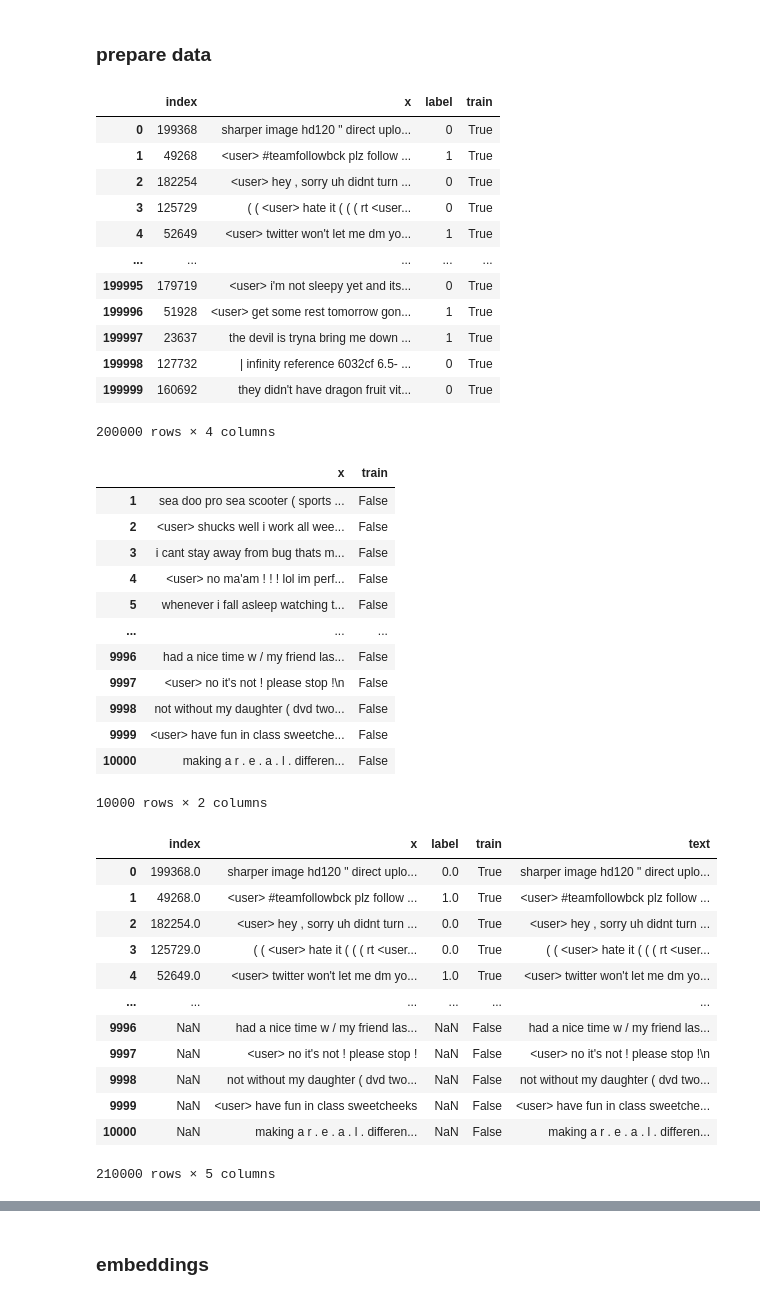
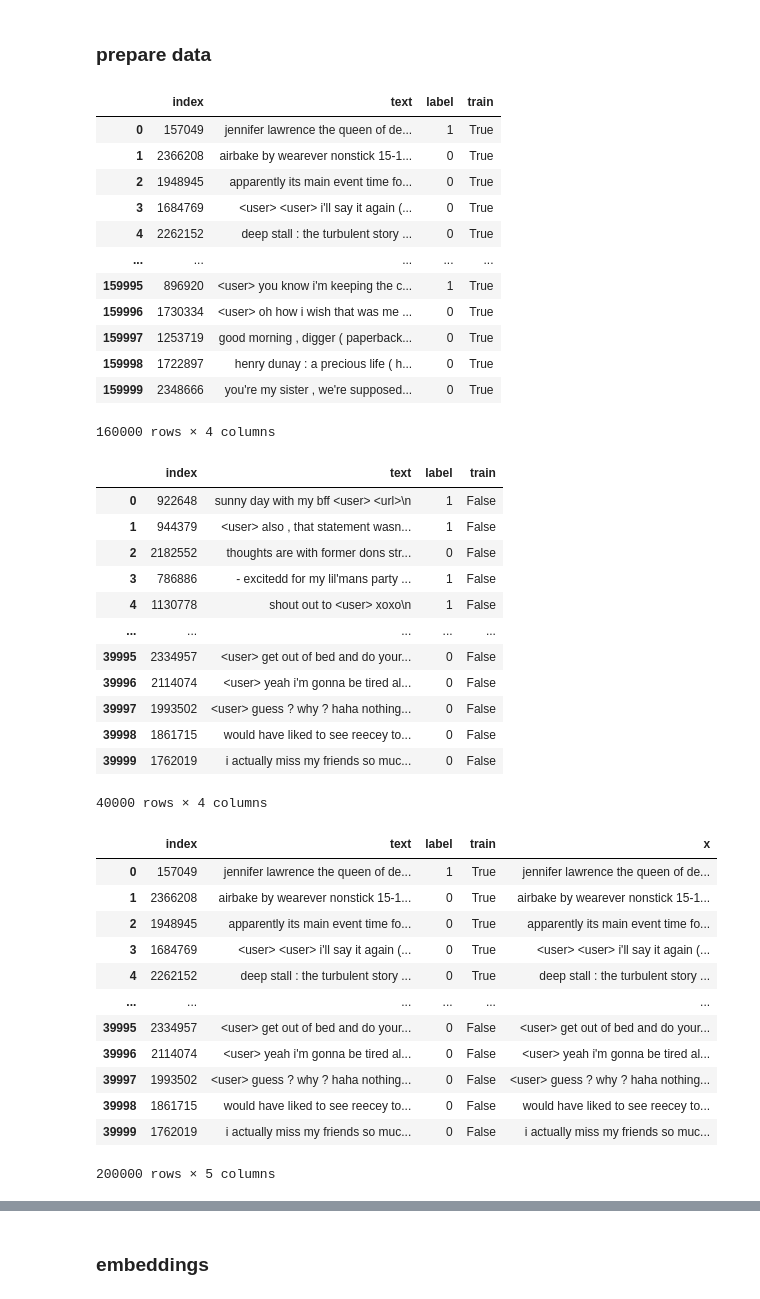
Before and after one commit to franznowak/twitter-sentiment-classification, a Jupyter notebook: clustering+bert/ClusteringWithFasttext.ipynb, the cells around one changed output, grey strips where cells are left out. Drawn from its saved outputs; the diff is of its cells as text; code cells hidden in the pictures.

```diff
--- a/clustering+bert/ClusteringWithFasttext.ipynb
+++ b/clustering+bert/ClusteringWithFasttext.ipynb
@@ -28,60 +28,60 @@ from preprocessing import preprocess
 # %% [markdown]
 ### prepare data
 # %%
-df_train = load_train(full=False, dir="../twitter-datasets", y_col="label", neg_label=0)
+df_train = select_train()
 df_train['train'] = True
 df_train
 # %% [output]
-|  | index | x | label | train |
-| 0 | 199368 | sharper image hd120 " direct uplo... | 0 | True |
-| 1 | 49268 | <user> #teamfollowbck plz follow ... | 1 | True |
-| 2 | 182254 | <user> hey , sorry uh didnt turn ... | 0 | True |
-| 3 | 125729 | ( ( <user> hate it ( ( ( rt <user... | 0 | True |
-| 4 | 52649 | <user> twitter won't let me dm yo... | 1 | True |
+|  | index | text | label | train |
+| 0 | 157049 | jennifer lawrence the queen of de... | 1 | True |
+| 1 | 2366208 | airbake by wearever nonstick 15-1... | 0 | True |
+| 2 | 1948945 | apparently its main event time fo... | 0 | True |
+| 3 | 1684769 | <user> <user> i'll say it again (... | 0 | True |
+| 4 | 2262152 | deep stall : the turbulent story ... | 0 | True |
 | ... | ... | ... | ... | ... |
-| 199995 | 179719 | <user> i'm not sleepy yet and its... | 0 | True |
-| 199996 | 51928 | <user> get some rest tomorrow gon... | 1 | True |
-| 199997 | 23637 | the devil is tryna bring me down ... | 1 | True |
-| 199998 | 127732 | | infinity reference 6032cf 6.5- ... | 0 | True |
-| 199999 | 160692 | they didn't have dragon fruit vit... | 0 | True |
+| 159995 | 896920 | <user> you know i'm keeping the c... | 1 | True |
+| 159996 | 1730334 | <user> oh how i wish that was me ... | 0 | True |
+| 159997 | 1253719 | good morning , digger ( paperback... | 0 | True |
+| 159998 | 1722897 | henry dunay : a precious life ( h... | 0 | True |
+| 159999 | 2348666 | you're my sister , we're supposed... | 0 | True |
-200000 rows × 4 columns
+160000 rows × 4 columns
 # %%
-df_test = load_test(dir='../twitter-datasets')
+df_test = select_eval()
 df_test['train'] = False
 df_test
 # %% [output]
-|  | x | train |
-| 1 | sea doo pro sea scooter ( sports ... | False |
-| 2 | <user> shucks well i work all wee... | False |
-| 3 | i cant stay away from bug thats m... | False |
-| 4 | <user> no ma'am ! ! ! lol im perf... | False |
-| 5 | whenever i fall asleep watching t... | False |
-| ... | ... | ... |
-| 9996 | had a nice time w / my friend las... | False |
-| 9997 | <user> no it's not ! please stop !\n | False |
-| 9998 | not without my daughter ( dvd two... | False |
-| 9999 | <user> have fun in class sweetche... | False |
-| 10000 | making a r . e . a . l . differen... | False |
+|  | index | text | label | train |
+| 0 | 922648 | sunny day with my bff <user> <url>\n | 1 | False |
+| 1 | 944379 | <user> also , that statement wasn... | 1 | False |
+| 2 | 2182552 | thoughts are with former dons str... | 0 | False |
+| 3 | 786886 | - excitedd for my lil'mans party ... | 1 | False |
+| 4 | 1130778 | shout out to <user> xoxo\n | 1 | False |
+| ... | ... | ... | ... | ... |
+| 39995 | 2334957 | <user> get out of bed and do your... | 0 | False |
+| 39996 | 2114074 | <user> yeah i'm gonna be tired al... | 0 | False |
+| 39997 | 1993502 | <user> guess ? why ? haha nothing... | 0 | False |
+| 39998 | 1861715 | would have liked to see reecey to... | 0 | False |
+| 39999 | 1762019 | i actually miss my friends so muc... | 0 | False |
-10000 rows × 2 columns
+40000 rows × 4 columns
 # %%
 df = pd.concat([df_train, df_test])
-df['text'] = df['x']
+df['x'] = df['text']
 df['x'] = df['x'].apply(lambda x: x.replace('\n', ''))
 df
 # %% [output]
-|  | index | x | label | train | text |
-| 0 | 199368.0 | sharper image hd120 " direct uplo... | 0.0 | True | sharper image hd120 " direct uplo... |
-| 1 | 49268.0 | <user> #teamfollowbck plz follow ... | 1.0 | True | <user> #teamfollowbck plz follow ... |
-| 2 | 182254.0 | <user> hey , sorry uh didnt turn ... | 0.0 | True | <user> hey , sorry uh didnt turn ... |
-| 3 | 125729.0 | ( ( <user> hate it ( ( ( rt <user... | 0.0 | True | ( ( <user> hate it ( ( ( rt <user... |
-| 4 | 52649.0 | <user> twitter won't let me dm yo... | 1.0 | True | <user> twitter won't let me dm yo... |
+|  | index | text | label | train | x |
+| 0 | 157049 | jennifer lawrence the queen of de... | 1 | True | jennifer lawrence the queen of de... |
+| 1 | 2366208 | airbake by wearever nonstick 15-1... | 0 | True | airbake by wearever nonstick 15-1... |
+| 2 | 1948945 | apparently its main event time fo... | 0 | True | apparently its main event time fo... |
+| 3 | 1684769 | <user> <user> i'll say it again (... | 0 | True | <user> <user> i'll say it again (... |
+| 4 | 2262152 | deep stall : the turbulent story ... | 0 | True | deep stall : the turbulent story ... |
 | ... | ... | ... | ... | ... | ... |
-| 9996 | NaN | had a nice time w / my friend las... | NaN | False | had a nice time w / my friend las... |
-| 9997 | NaN | <user> no it's not ! please stop ! | NaN | False | <user> no it's not ! please stop !\n |
-| 9998 | NaN | not without my daughter ( dvd two... | NaN | False | not without my daughter ( dvd two... |
-| 9999 | NaN | <user> have fun in class sweetcheeks | NaN | False | <user> have fun in class sweetche... |
-| 10000 | NaN | making a r . e . a . l . differen... | NaN | False | making a r . e . a . l . differen... |
+| 39995 | 2334957 | <user> get out of bed and do your... | 0 | False | <user> get out of bed and do your... |
+| 39996 | 2114074 | <user> yeah i'm gonna be tired al... | 0 | False | <user> yeah i'm gonna be tired al... |
+| 39997 | 1993502 | <user> guess ? why ? haha nothing... | 0 | False | <user> guess ? why ? haha nothing... |
+| 39998 | 1861715 | would have liked to see reecey to... | 0 | False | would have liked to see reecey to... |
+| 39999 | 1762019 | i actually miss my friends so muc... | 0 | False | i actually miss my friends so muc... |
-210000 rows × 5 columns
+200000 rows × 5 columns
 # %%
 PREPROCESSING = {'remove_tags': True}
 
```
Also changed, not shown: parts of 9 cells of this notebook, 5 other files.
